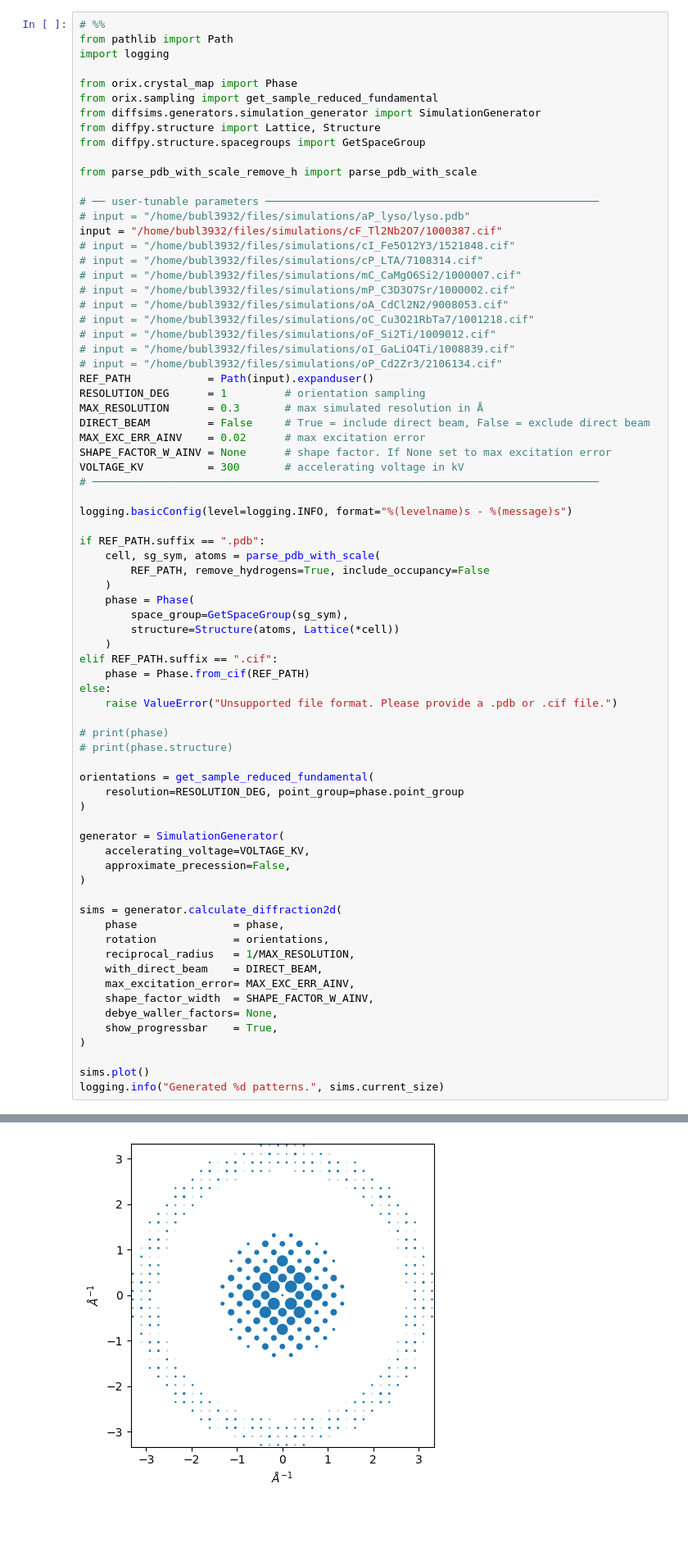
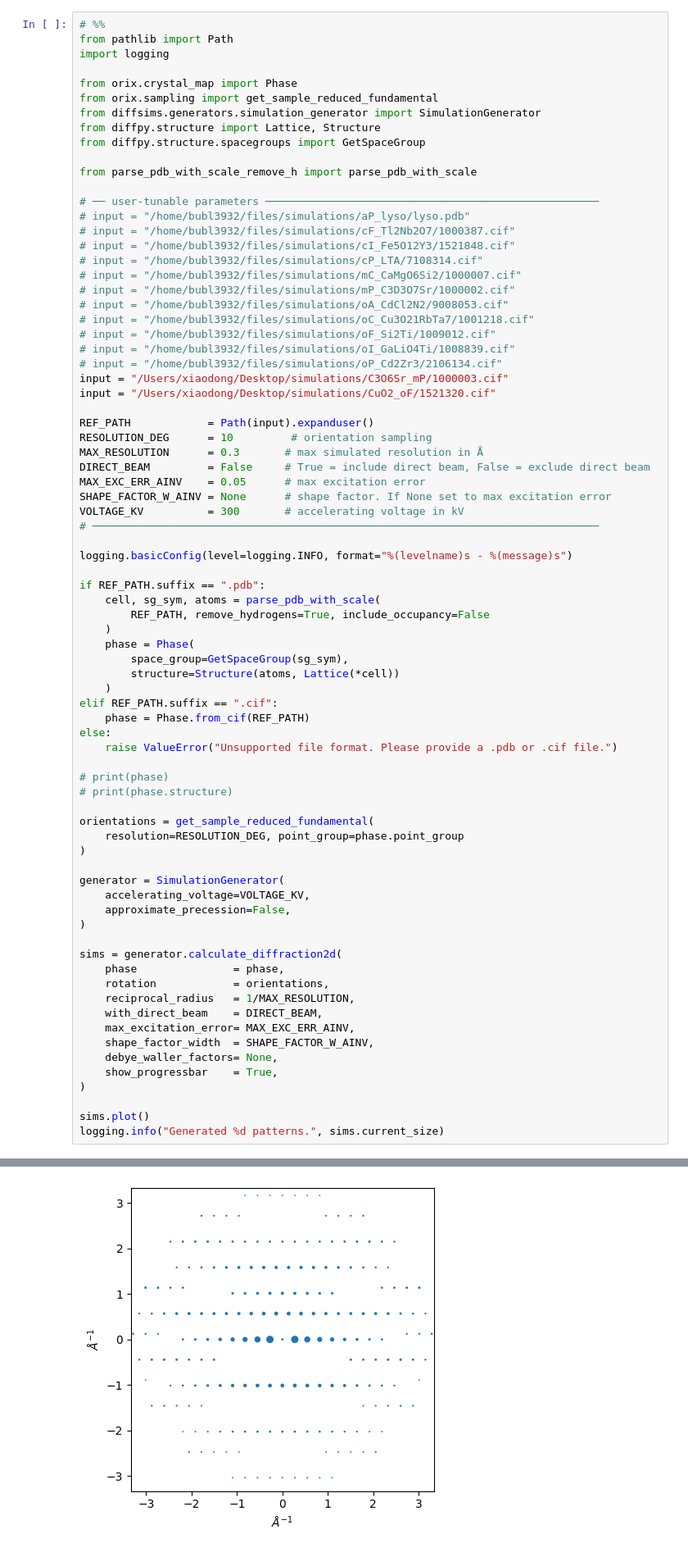
Before and after one commit to bstrb/simSSED, a Jupyter notebook: notebook/simulate_PDB_CIF.ipynb, the cells around one changed output, grey strips where cells are left out. Shown at 82% size. Saved outputs shown, nothing was run; the diff lists cells and outputs as text; blank space fills up the shorter version.

```diff
--- a/notebook/simulate_PDB_CIF.ipynb
+++ b/notebook/simulate_PDB_CIF.ipynb
@@ -16,7 +16,7 @@ from parse_pdb_with_scale_remove_h import parse_pdb_with_scale
 
 # ── user-tunable parameters ────────────────────────────────────────────────────
 # input = "/home/bubl3932/files/simulations/aP_lyso/lyso.pdb"
-input = "/home/bubl3932/files/simulations/cF_Tl2Nb2O7/1000387.cif"
+# input = "/home/bubl3932/files/simulations/cF_Tl2Nb2O7/1000387.cif"
 # input = "/home/bubl3932/files/simulations/cI_Fe5O12Y3/1521848.cif"
 # input = "/home/bubl3932/files/simulations/cP_LTA/7108314.cif"
 # input = "/home/bubl3932/files/simulations/mC_CaMgO6Si2/1000007.cif"
@@ -26,11 +26,14 @@ input = "/home/bubl3932/files/simulations/cF_Tl2Nb2O7/1000387.cif"
 # input = "/home/bubl3932/files/simulations/oF_Si2Ti/1009012.cif"
 # input = "/home/bubl3932/files/simulations/oI_GaLiO4Ti/1008839.cif"
 # input = "/home/bubl3932/files/simulations/oP_Cd2Zr3/2106134.cif"
+input = "/Users/xiaodong/Desktop/simulations/C3O6Sr_mP/1000003.cif"
+input = "/Users/xiaodong/Desktop/simulations/CuO2_oF/1521320.cif"
+
 REF_PATH            = Path(input).expanduser()
-RESOLUTION_DEG      = 1         # orientation sampling
+RESOLUTION_DEG      = 10         # orientation sampling
 MAX_RESOLUTION      = 0.3       # max simulated resolution in Å
 DIRECT_BEAM         = False     # True = include direct beam, False = exclude direct beam
-MAX_EXC_ERR_AINV    = 0.02      # max excitation error
+MAX_EXC_ERR_AINV    = 0.05      # max excitation error
 SHAPE_FACTOR_W_AINV = None      # shape factor. If None set to max excitation error
 VOLTAGE_KV          = 300       # accelerating voltage in kV
 # ───────────────────────────────────────────────────────────────────────────────
@@ -80,4 +83,4 @@ INFO - Generated 1081 patterns.
-[figure, old version]
+[figure, new version]
 # %% [markdown]
 <!-- # %% [markdown] -->
 # 2. Write simulated patterns into HDF5 and helper files
```
Also changed, not shown: parts of 3 cells of this notebook.
